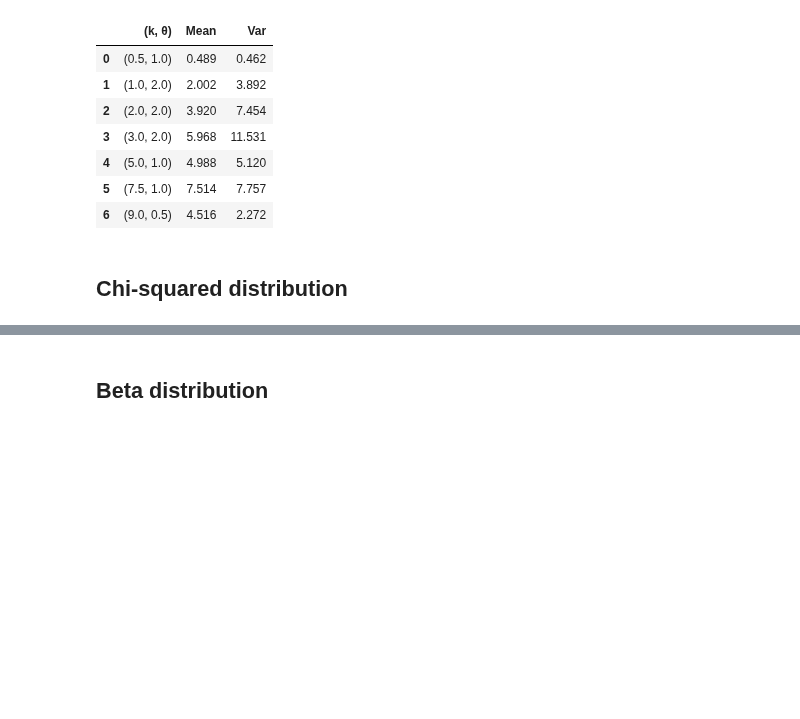
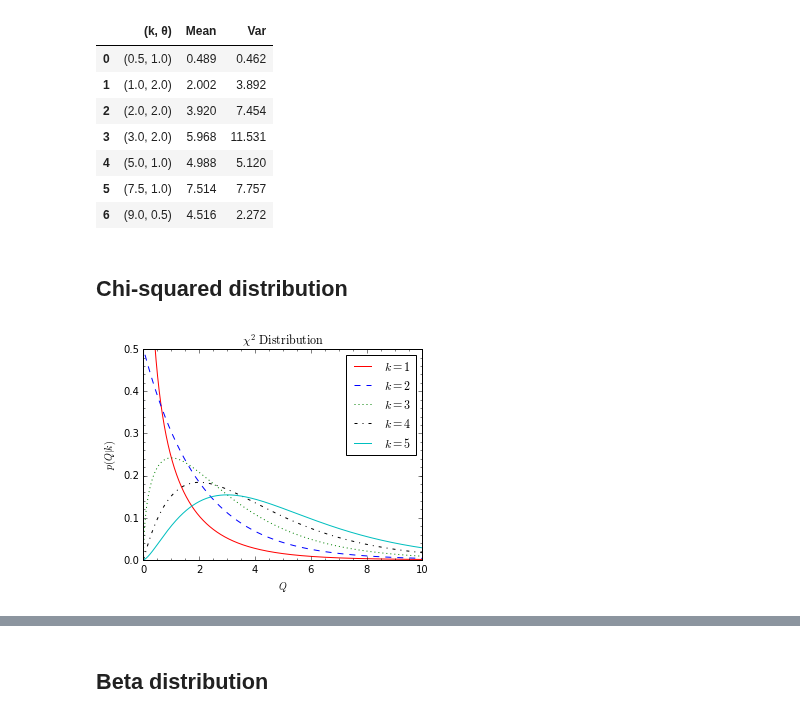
Before and after one commit to Astrohackers-TW/IANCUPythonAdventure, a Jupyter notebook: notebooks/notebooks4AstroStatistics/probability_distributions.ipynb, the cells around one changed output, grey strips where cells are left out. Cells and saved outputs as stored; diff of their text form; code cells hidden in the pictures; blank space fills up the shorter version.

```diff
--- a/notebooks/notebooks4AstroStatistics/probability_distributions.ipynb
+++ b/notebooks/notebooks4AstroStatistics/probability_distributions.ipynb
@@ -83,0 +90,32 @@ df
+# %%
+#k_values = [1, 3, 5, 7, 9]
+k_values = [1, 2, 3, 4, 5] #各種K值得chisqure分布
+linestyles = ['-', '--', ':', '-.','']
+linecolors = ['r','b','g','k','c']
+mu = 0
+x = np.linspace(-1, 20, 10000)
+# %%
+fig, ax = plt.subplots(figsize=(5, 3.75))
+fig.subplots_adjust(bottom=0.12)
+
+#for k, ls in zip(k_values, linestyles):
+#for k, ls in zip(len(k_values), len(linecolors)):
+for k in range(len(k_values)):
+    dist = chi2(k_values[k], mu)
+
+    plt.plot(x, dist.pdf(x), linestyles[k] ,c=linecolors[k],
+             label=r'$k={}$'.format(k_values[k]))
+plt.xlim(0, 10)
+plt.ylim(0, 0.5)
+
+plt.xlabel('$Q$')
+plt.ylabel(r'$p(Q|k)$')
+plt.title(r'$\chi^2\ \mathrm{Distribution}$')
+
+plt.minorticks_on()
+
+plt.legend()
+
+plt.show()
+# %% [output]
+[figure, added]
```
Also changed, not shown: parts of 3 cells of this notebook.
